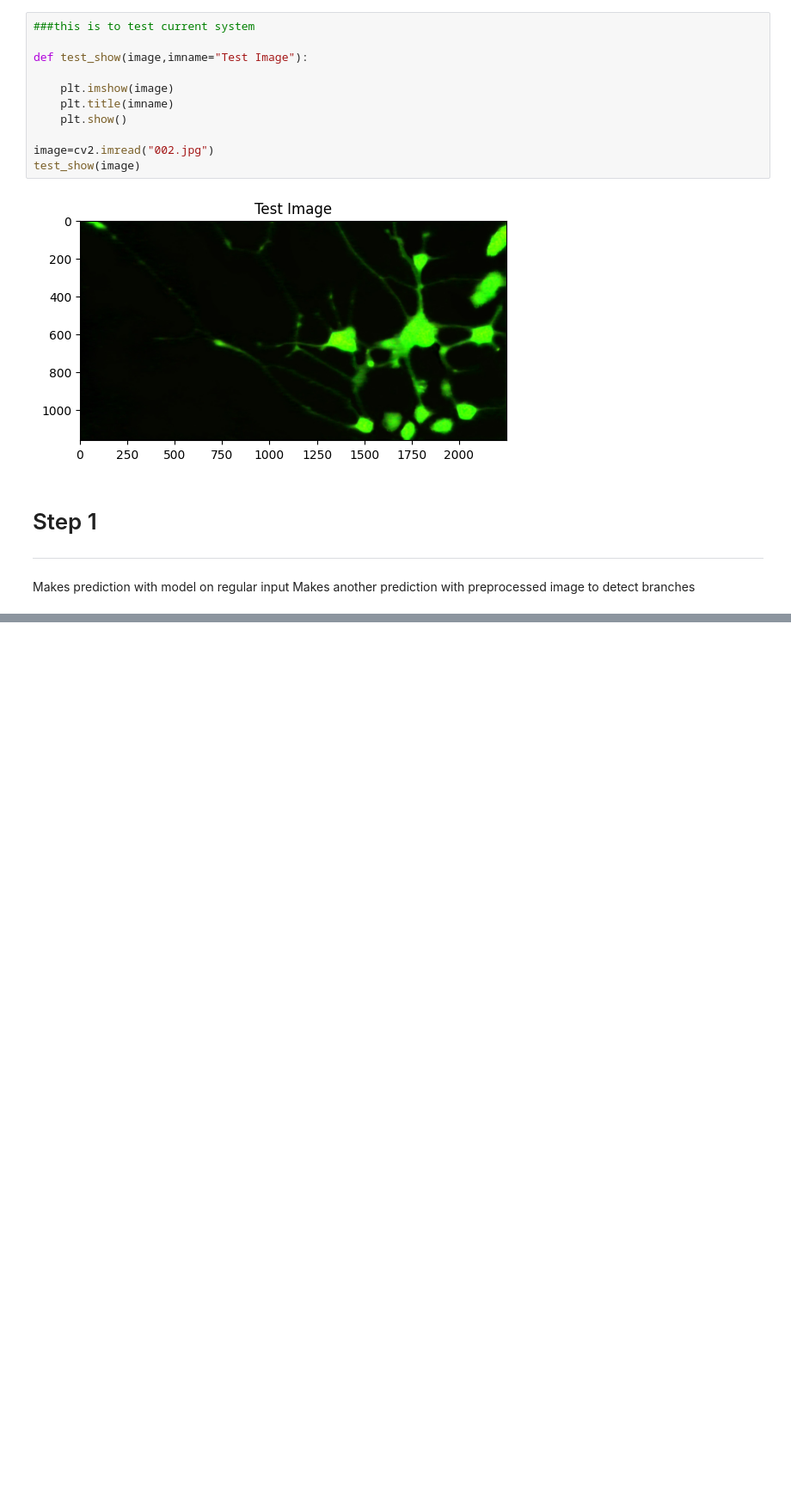
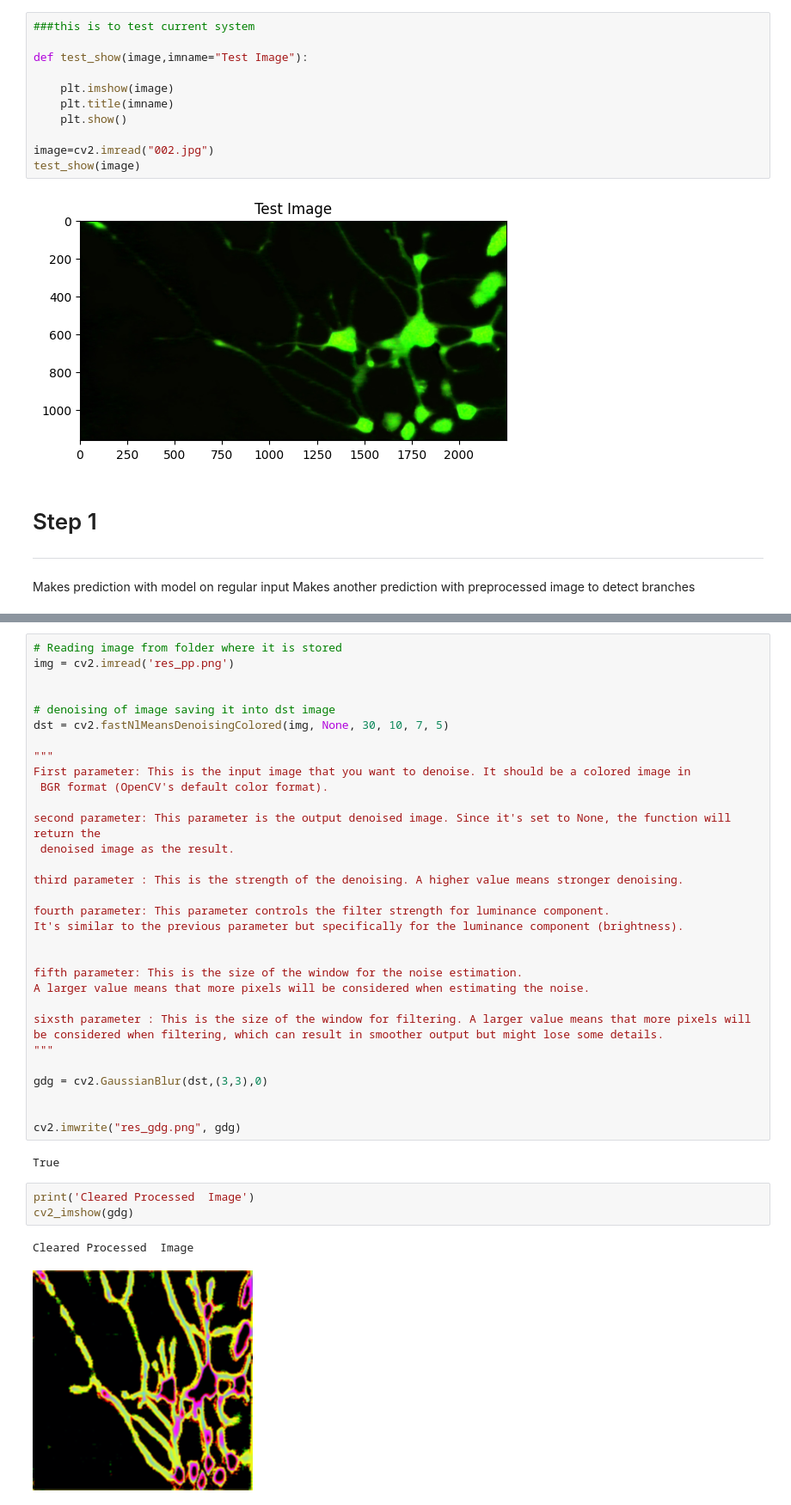
Before and after one commit to onuralpArsln/IoUScoreMaker, a Jupyter notebook: colab/pc12model.ipynb, the cells around one changed output, grey strips where cells are left out. Shown at 86% size. Saved outputs shown, nothing was run; the diff lists cells and outputs as text; blank space fills up the shorter version.

```diff
--- a/colab/pc12model.ipynb
+++ b/colab/pc12model.ipynb
@@ -128,0 +142,40 @@ Guessed  Processed Image
+# %%
+# Reading image from folder where it is stored
+img = cv2.imread('res_pp.png')
+
+
+# denoising of image saving it into dst image
+dst = cv2.fastNlMeansDenoisingColored(img, None, 30, 10, 7, 5)
+
+"""
+First parameter: This is the input image that you want to denoise. It should be a colored image in
+ BGR format (OpenCV's default color format).
+
+second parameter: This parameter is the output denoised image. Since it's set to None, the function will return the
+ denoised image as the result.
+
+third parameter : This is the strength of the denoising. A higher value means stronger denoising.
+
+fourth parameter: This parameter controls the filter strength for luminance component.
+It's similar to the previous parameter but specifically for the luminance component (brightness).
+
+
+fifth parameter: This is the size of the window for the noise estimation.
+A larger value means that more pixels will be considered when estimating the noise.
+
+sixsth parameter : This is the size of the window for filtering. A larger value means that more pixels will
+be considered when filtering, which can result in smoother output but might lose some details.
+"""
+
+gdg = cv2.GaussianBlur(dst,(3,3),0)
+
+
+cv2.imwrite("res_gdg.png", gdg)
+# %% [output]
+True
+# %%
+print('Cleared Processed  Image')
+cv2_imshow(gdg)
+# %% [output]
+Cleared Processed  Image
+[figure, added]
```
Also changed, not shown: parts of 7 cells of this notebook.
